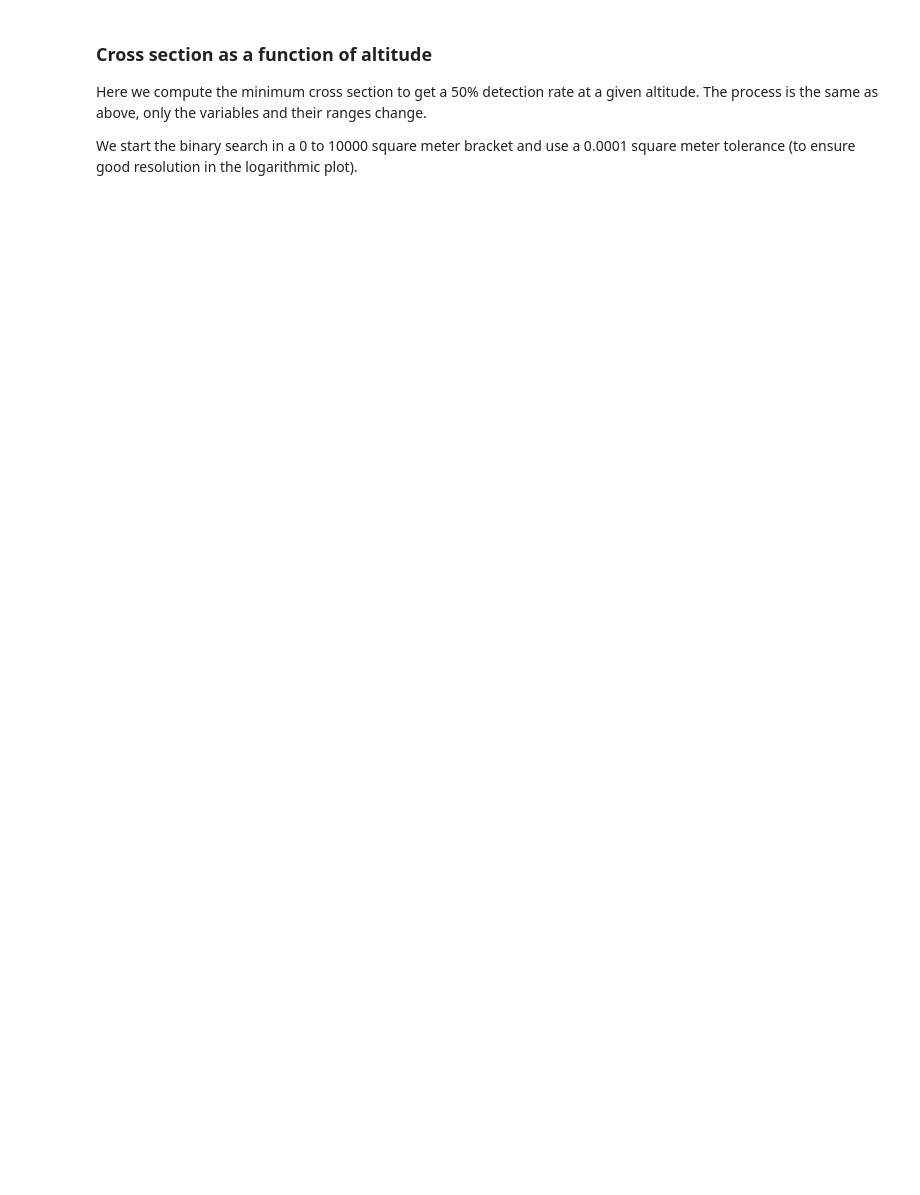
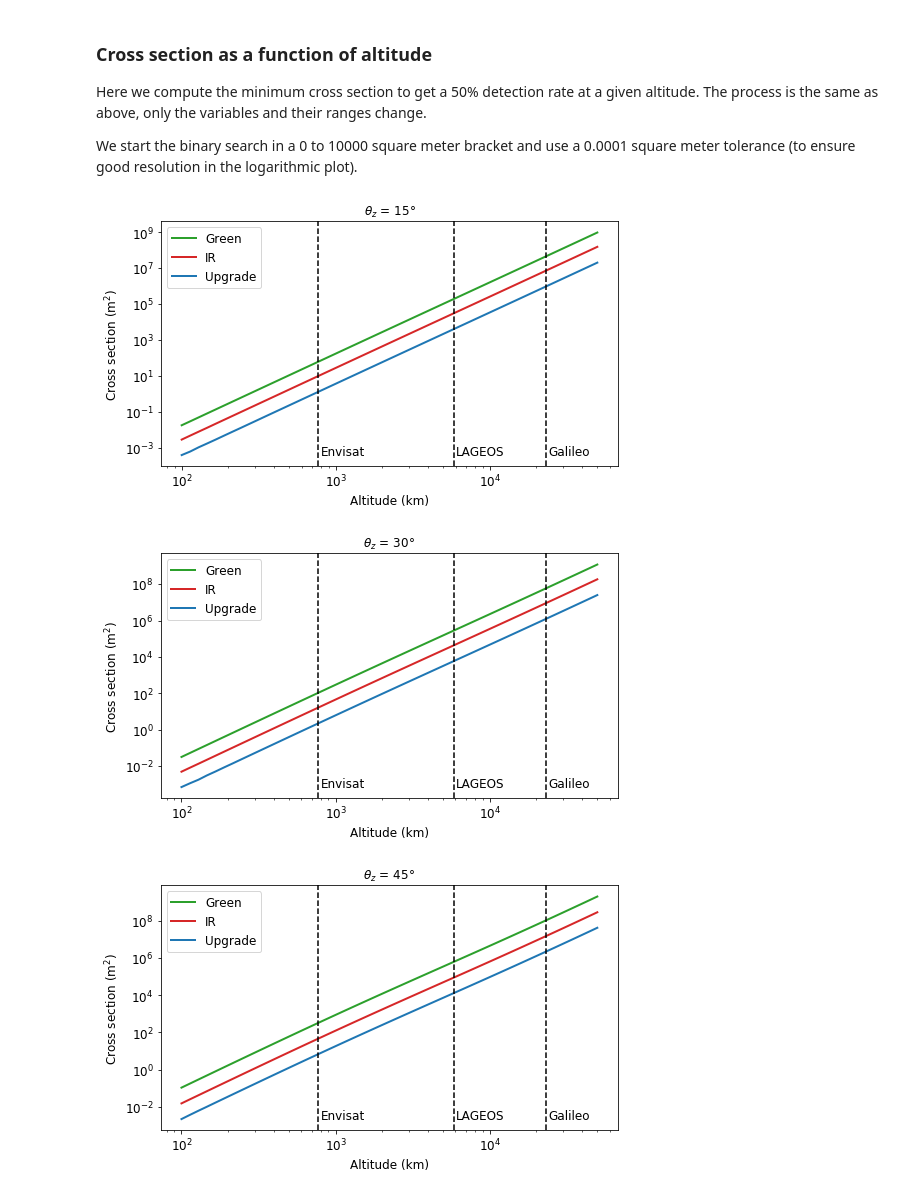
Before and after one commit to dronir/RadarlinkSLR, a Jupyter notebook: Plot 50 percent.ipynb, the cells around one changed output. Cells and saved outputs as stored; diff of their text form; code cells hidden in the pictures; blank space fills up the shorter version.

```diff
--- a/Plot 50 percent.ipynb
+++ b/Plot 50 percent.ipynb
@@ -183,28 +184,36 @@ def cross_section50(laser, altitude, theta_z):
         return compute(laser, altitude, cross_section, theta_z) - 0.5
     return binsearch(f, 0, 1e15, 0.0001)
 # %%
-altitudes = 10**np.linspace(log(100, 10), log(50000, 10), 20) * 1000
+altitudes = 10**np.linspace(log(100, 10), log(50000, 10), 50) * 1000
 
 for theta_z in [15, 30, 45, 60]:
     plt.figure()
     low = 1e20
     for name in lasers:
-        output = [cross_section50(lasers[name], h, theta_z) for h in altitudes]
+        output = np.array([cross_section50(lasers[name], h, theta_z) for h in altitudes])
+        logA = np.log10(altitudes)
+        logC = np.log10(output)
+        #print((logC[-2]-logC[1]) / (logA[-2]-logA[1]))
         low = min(low, min(output))
         plt.loglog(altitudes/1000, output, "-", label=name, color=lasers[name]["plot_color"], linewidth=2)
     #plt.gca().yaxis.set_major_formatter(FuncFormatter(myLogFormat))
     plt.title("$\\theta_z$ = {}°".format(theta_z))
     plt.legend(loc="upper left", fontsize="large")
-    plt.xlabel("Altitude(km)", fontsize="large")
+    plt.xlabel("Altitude (km)", fontsize="large")
     plt.ylabel("Cross section (m$^2$)", fontsize="large")
     plt.xticks(fontsize="large")
     plt.yticks(fontsize="large")
 
     plt.axvline(773, linestyle="--", color="black")
     plt.text(800, low, "Envisat", fontsize="large")
     plt.axvline(5900, linestyle="--", color="black")
     plt.text(6000, low, "LAGEOS", fontsize="large")
     plt.axvline(23222, linestyle="--", color="black")
     plt.text(24000, low, "Galileo", fontsize="large")
-
+    plt.tight_layout()
+    plt.savefig("cross50_{}.pdf".format(theta_z))
     plt.savefig("cross50_{}.png".format(theta_z))
+# %% [output]
+[figure, added]
+[figure, added]
+[figure, added]
```
Also changed, not shown: parts of 4 cells of this notebook, 1 other file.
